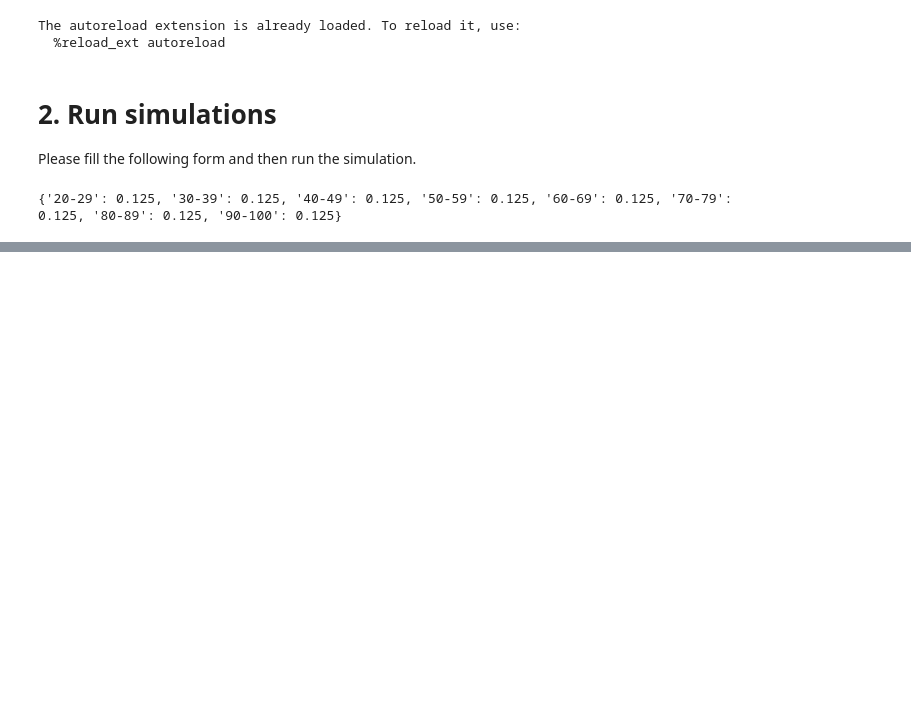
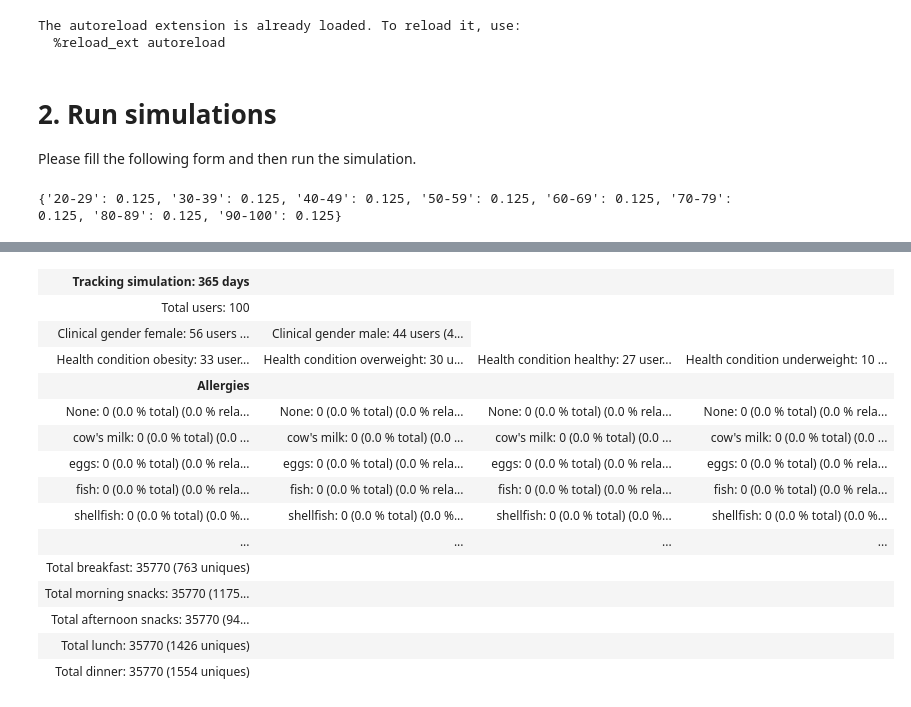
Before and after one commit to aislab-hevs/synthetic_data_nutrition_generation, a Jupyter notebook: src/user_generator_notebook.ipynb, the cells around one changed output, grey strips where cells are left out. Drawn from its saved outputs; the diff is of its cells as text; code cells hidden in the pictures; blank space fills up the shorter version.

```diff
--- a/src/user_generator_notebook.ipynb
+++ b/src/user_generator_notebook.ipynb
@@ -112,0 +115,19 @@ Flexi meal chose: halal
+# %%
+table
+# %% [output]
+| Tracking simulation: 365 days |  |  |  |
+| Total users: 100 |  |  |  |
+| Clinical gender female: 56 users ... | Clinical gender male: 44 users (4... |
+| Health condition obesity: 33 user... | Health condition overweight: 30 u... | Health condition healthy: 27 user... | Health condition underweight: 10 ... |
+| Allergies |  |  |  |
+| None: 0 (0.0 % total) (0.0 % rela... | None: 0 (0.0 % total) (0.0 % rela... | None: 0 (0.0 % total) (0.0 % rela... | None: 0 (0.0 % total) (0.0 % rela... |
+| cow's milk: 0 (0.0 % total) (0.0 ... | cow's milk: 0 (0.0 % total) (0.0 ... | cow's milk: 0 (0.0 % total) (0.0 ... | cow's milk: 0 (0.0 % total) (0.0 ... |
+| eggs: 0 (0.0 % total) (0.0 % rela... | eggs: 0 (0.0 % total) (0.0 % rela... | eggs: 0 (0.0 % total) (0.0 % rela... | eggs: 0 (0.0 % total) (0.0 % rela... |
+| fish: 0 (0.0 % total) (0.0 % rela... | fish: 0 (0.0 % total) (0.0 % rela... | fish: 0 (0.0 % total) (0.0 % rela... | fish: 0 (0.0 % total) (0.0 % rela... |
+| shellfish: 0 (0.0 % total) (0.0 %... | shellfish: 0 (0.0 % total) (0.0 %... | shellfish: 0 (0.0 % total) (0.0 %... | shellfish: 0 (0.0 % total) (0.0 %... |
+| ... | ... | ... | ... |
+| Total breakfast: 35770 (763 uniques) |  |  |  |
+| Total morning snacks: 35770 (1175... |  |  |  |
+| Total afternoon snacks: 35770 (94... |  |  |  |
+| Total lunch: 35770 (1426 uniques) |  |  |  |
+| Total dinner: 35770 (1554 uniques) |  |  |  |
```
Also changed, not shown: parts of 10 cells of this notebook, 1 other file.
